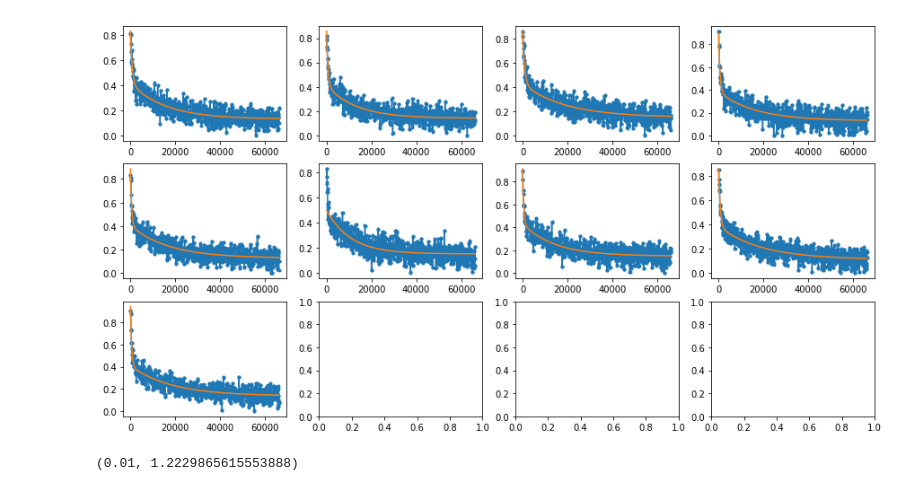
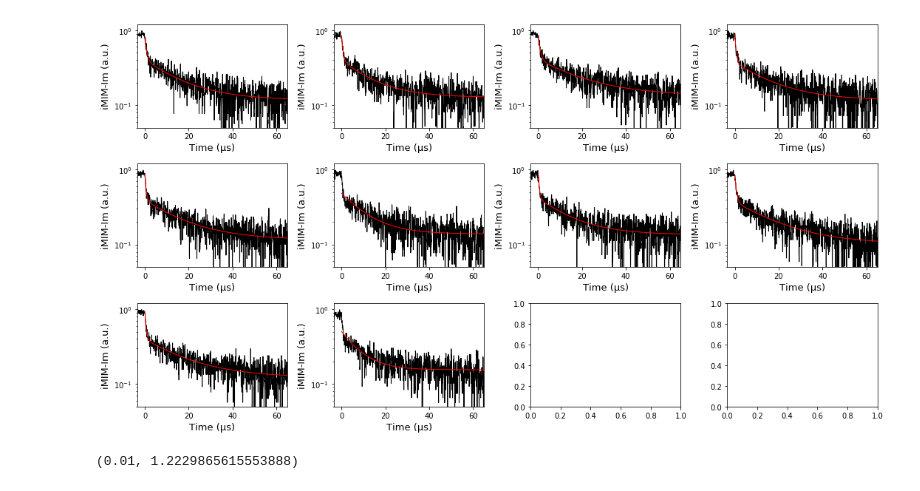
Before and after one commit to xuejianma/LabTools, a Jupyter notebook: lifeTimeProcesses.ipynb, the cells around one changed output. Cells and saved outputs as stored; diff of their text form; code cells hidden in the pictures.

```diff
--- a/lifeTimeProcesses.ipynb
+++ b/lifeTimeProcesses.ipynb
@@ -3,6 +3,13 @@ import numpy as np
 import matplotlib.pyplot as plt
 from scipy.optimize import curve_fit
 import pandas as pd
+
+SMALL_SIZE = 8
+MEDIUM_SIZE = 13
+BIGGER_SIZE = 18
+
+plt.rc('axes', labelsize=MEDIUM_SIZE)    # fontsize of the x and y labels
+
 
 def normalize(data):
     return (data-np.min(data))/(np.max(data)-np.min(data))
@@ -24,38 +31,46 @@ B_files = ["2020-01-29_7kHz_result_0.0028_446nm_KaiZhu_Provskite1_Im_5usx14ns_av
           "2020-01-29_7kHz_result_0.0028_446nm_KaiZhu_Provskite1_Im_5usx14ns_average30times_B3_transposed.csv",
           "2020-01-29_7kHz_result_0.0028_446nm_KaiZhu_Provskite1_Im_5usx14ns_average30times_B4_transposed.csv",
           "2020-01-29_7kHz_result_0.0028_446nm_KaiZhu_Provskite1_Im_5usx14ns_average30times_B5_transposed.csv",
           "2020-01-29_7kHz_result_0.0028_446nm_KaiZhu_Provskite1_Im_5usx14ns_average30times_B6_transposed.csv",
           "2020-01-29_7kHz_result_0.0028_446nm_KaiZhu_Provskite1_Im_5usx14ns_average30times_B7_transposed.csv",
           "2020-01-29_7kHz_result_0.0028_446nm_KaiZhu_Provskite1_Im_5usx14ns_average30times_B8_transposed.csv",
           "2020-01-30_7kHz_result_0.0028_446nm_KaiZhu_Provskite1_Im_5usx14ns_average30times_B9_transposed.csv",
           "2020-01-30_7kHz_result_0.0028_446nm_KaiZhu_Provskite1_Im_5usx14ns_average30times_B10_transposed.csv"]
 G_files = ["2020-01-29_7kHz_result_0.0028_446nm_KaiZhu_Provskite1_Im_5usx14ns_average30times_G1_again_transposed.csv",
           "2020-01-29_7kHz_result_0.0028_446nm_KaiZhu_Provskite1_Im_5usx14ns_average30times_G2_transposed.csv",
           "2020-01-29_7kHz_result_0.0028_446nm_KaiZhu_Provskite1_Im_5usx14ns_average30times_G3_transposed.csv",
           "2020-01-29_7kHz_result_0.0028_446nm_KaiZhu_Provskite1_Im_5usx14ns_average30times_G4_transposed.csv",
           "2020-01-29_7kHz_result_0.0028_446nm_KaiZhu_Provskite1_Im_5usx14ns_average30times_G5_transposed.csv",
           "2020-01-29_7kHz_result_0.0028_446nm_KaiZhu_Provskite1_Im_5usx14ns_average30times_G6_transposed.csv",
           "2020-01-29_7kHz_result_0.0028_446nm_KaiZhu_Provskite1_Im_5usx14ns_average30times_G7_transposed.csv",
           "2020-01-29_7kHz_result_0.0028_446nm_KaiZhu_Provskite1_Im_5usx14ns_average30times_G8_transposed.csv",
           "2020-01-29_7kHz_result_0.0028_446nm_KaiZhu_Provskite1_Im_5usx14ns_average30times_G9_transposed.csv",
           "2020-01-30_7kHz_result_0.0028_446nm_KaiZhu_Provskite1_Im_5usx14ns_average30times_G10_transposed.csv"]
 
 data_Blist = [pd.read_csv(B_root+file,header=None)[0].values for file in B_files]
 data_Glist = [pd.read_csv(G_root+file,header=None)[0].values for file in G_files]
 normalized_Blist = [normalize(item) for item in data_Blist]
 normalized_Glist = [normalize(item) for item in data_Glist]
 num_points = 1400
 unit_time = 50
 cutoff = 70
+minor_shift = [0,0,0,0,0,0,0,0,0]
 xlist = np.arange(0,num_points*unit_time,unit_time) - cutoff*unit_time
 fig,axs = plt.subplots(3,4,figsize=(15,8))
-for ind,normalized_B in enumerate(normalized_Blist[:-1]):
-    axs[ind//4,ind%4].plot(xlist[cutoff:len(normalized_B)],normalized_B[cutoff:],'.-')
-#     axs[ind//4,ind%4].plot(normalized_B[cutoff:cutoff+100],'.-')
+for ind,normalized_B in enumerate(normalized_Blist):
+    ax = axs[ind//4,ind%4]
     popt_new,perr_new = curve_fit_new(decay2,xlist[cutoff:len(normalized_B)],normalized_B[cutoff:])
-    axs[ind//4,ind%4].plot(xlist[cutoff:len(normalized_B)],decay2(xlist[cutoff:len(normalized_B)],*popt_new))
+    ax.plot(xlist[cutoff:len(normalized_B)]/1e3,decay2(xlist[cutoff:len(normalized_B)],*popt_new)-popt_new[-1]/10,color='red',linewidth=1)
+    ax.plot(xlist[:len(normalized_B)]/1e3,normalized_B[:]-popt_new[-1]/10,'-',linewidth=1,color='black',zorder=-9)
+    ax.set_yscale('log')
+    ax.set_xlim(xlist[0]/1e3,65)
+    ax.set_ylim(5e-2,1.2)
+    ax.set_xlabel('Time (µs)')
+    ax.set_ylabel('iMIM-Im (a.u.)')
+plt.tight_layout()
+#     -popt_new[-1]
 # %% [output]
-[figure, old version]
+[figure, new version]
 # %%
 target =normalize(df[0].values[60:])
 xlist = np.arange(0,50*len(target),50)
```
Also changed, not shown: 5 other files.
